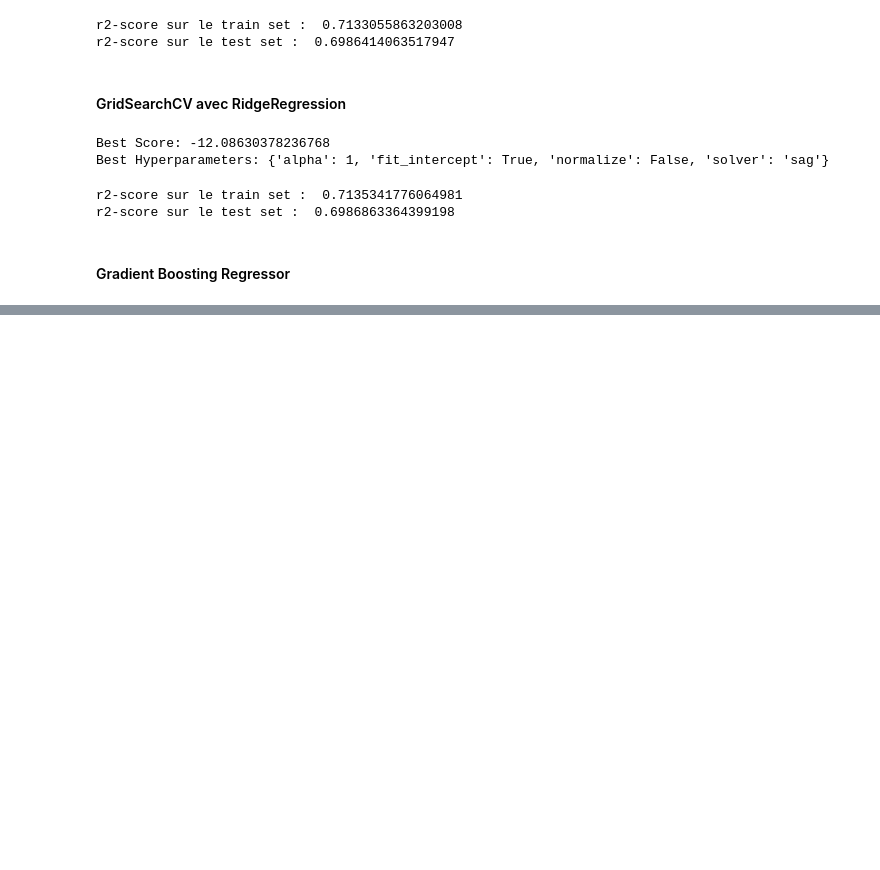
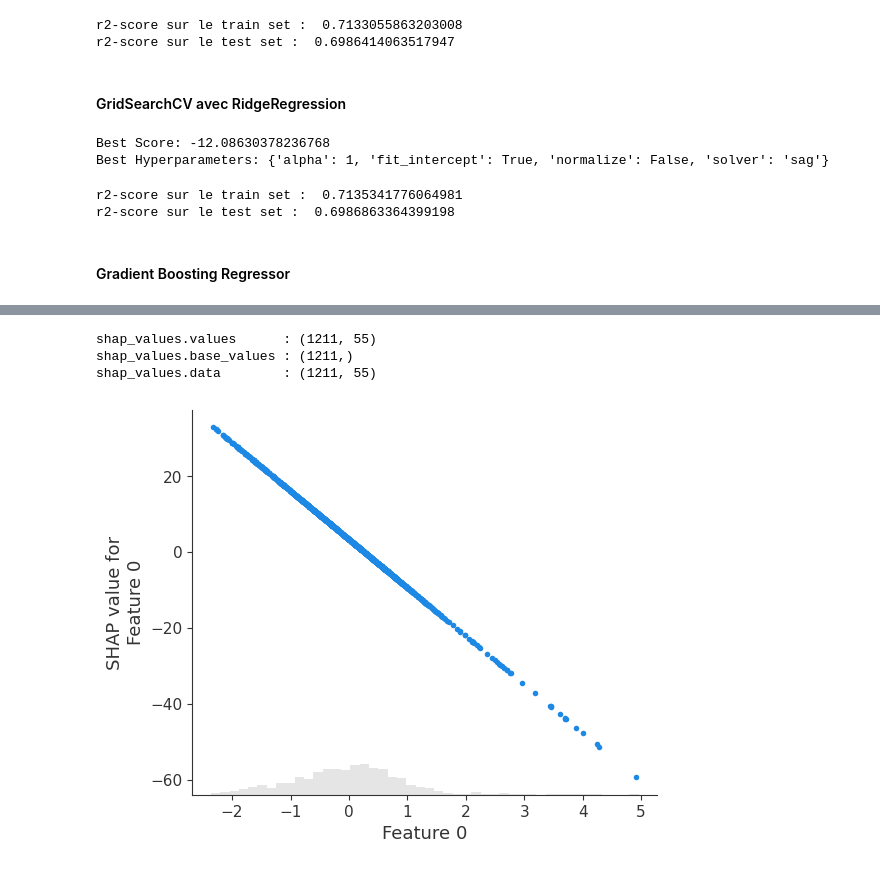
Before and after one commit to DavidTGAUTIER/Jedha_Certification, a Jupyter notebook: Block n°5/Get Around - ML.ipynb, the cells around one changed output, grey strips where cells are left out. Drawn from its saved outputs; the diff is of its cells as text; code cells hidden in the pictures; blank space fills up the shorter version.

```diff
--- a/Block n°5/Get Around - ML.ipynb
+++ b/Block n°5/Get Around - ML.ipynb
@@ -155,5 +156,5 @@ parameters = {'learning_rate': [0.01,0.02,0.03,0.04],
               'max_depth'    : [4,6,8,10]
                  }
 # %%
-grid_GBR = GridSearchCV(estimator=GBR, param_grid=parameters, cv=2, n_jobs=-1)
+grid_GBR = GridSearchCV(estimator=GBR, param_grid=parameters, cv=5, n_jobs=-1)
 grid_GBR.fit(X_train, y_train)
@@ -169,0 +228,3 @@ plt.show()
+# %%
+lr = LinearRegression()
+lr.fit(X_train, y_train)
@@ -169,0 +235,3 @@ plt.show()
+# %%
+explainer = shap.explainers.Linear(lr, X_train)
+shap_values = explainer(X_test)
@@ -169,0 +243,8 @@ plt.show()
+# %%
+print(f"shap_values.values      : {shap_values.values.shape}")
+print(f"shap_values.base_values : {shap_values.base_values.shape}")
+print(f"shap_values.data        : {shap_values.data.shape}")
+# %% [output]
+shap_values.values      : (1211, 55)
+shap_values.base_values : (1211,)
+shap_values.data        : (1211, 55)
@@ -169,0 +257,5 @@ plt.show()
+# %%
+# visualisation de la dépendance du modèle par rapport à la première feature
+shap.plots.scatter(shap_values[:, 0])
+# %% [output]
+[figure, added]
```
Also changed, not shown: parts of 22 cells of this notebook.
